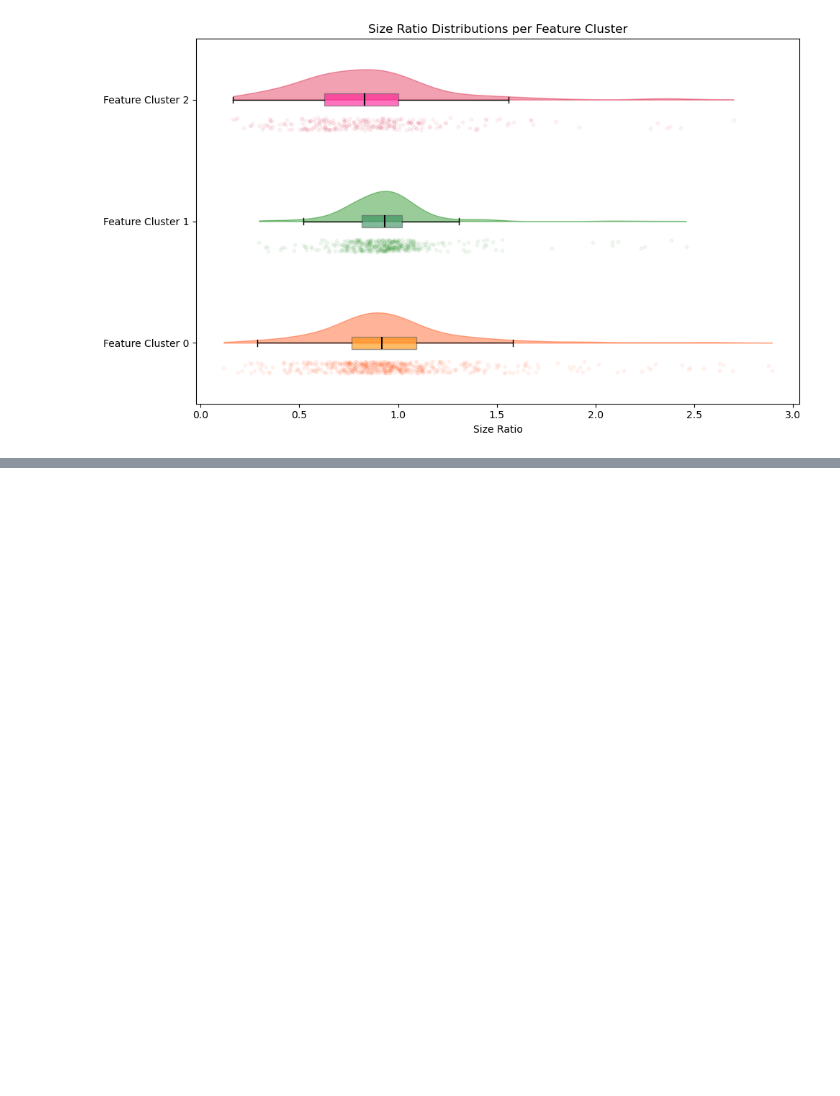
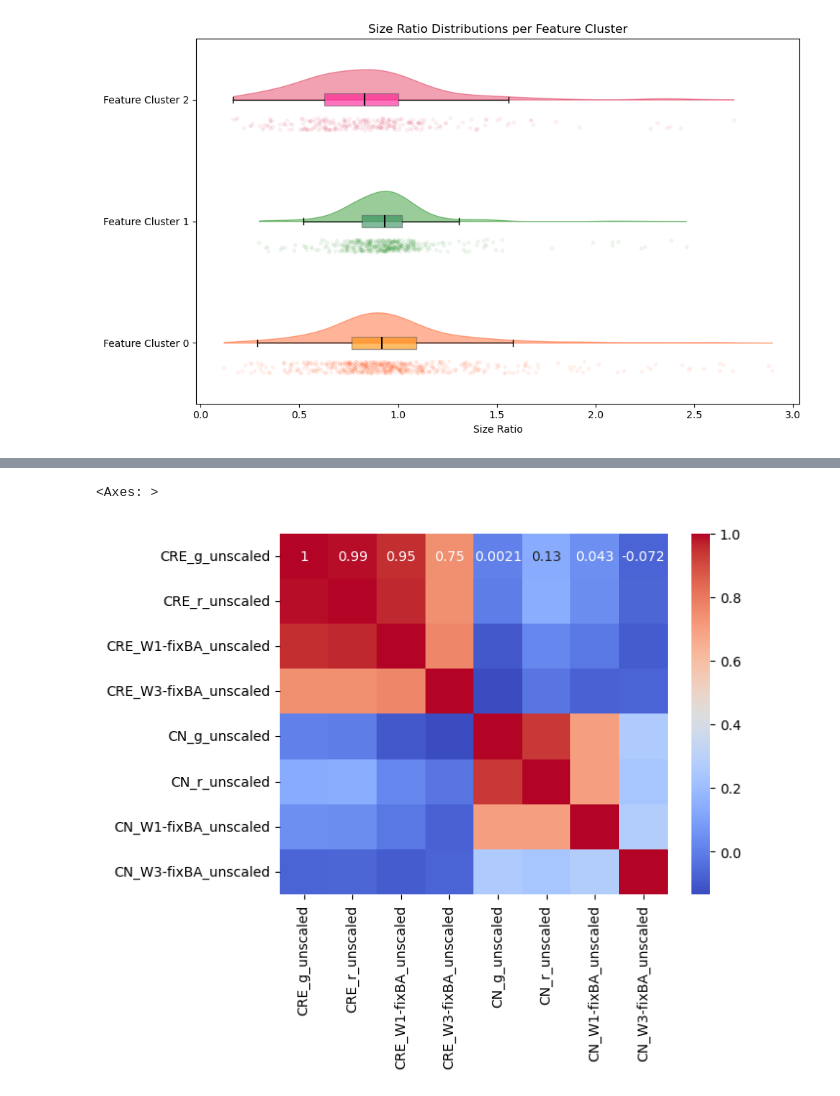
Before and after one commit to gammaspire/machine-learning, a Jupyter notebook: galaxy_feature_clustering/feature_clustering.ipynb, the cells around one changed output, grey strips where cells are left out. Cells and saved outputs as stored; diff of their text form; code cells hidden in the pictures; blank space fills up the shorter version.

```diff
--- a/galaxy_feature_clustering/feature_clustering.ipynb
+++ b/galaxy_feature_clustering/feature_clustering.ipynb
@@ -220,0 +236,3 @@ plt.show()
+# %%
+feature_list = ['CRE_g_unscaled', 'CRE_r_unscaled','CRE_W1-fixBA_unscaled','CRE_W3-fixBA_unscaled',
+                  'CN_g_unscaled', 'CN_r_unscaled', 'CN_W1-fixBA_unscaled', 'CN_W3-fixBA_unscaled']
@@ -220,0 +241,3 @@ plt.show()
+# %%
+X = df[feature_list]
+y = df['Feature Cluster']
@@ -220,0 +275,7 @@ plt.show()
+# %%
+import seaborn as sns
+corr = X.corr()
+sns.heatmap(corr, annot=True, cmap='coolwarm')
+# %% [output]
+<Axes: >
+[figure, added]
```
Also changed, not shown: parts of 10 cells of this notebook.
